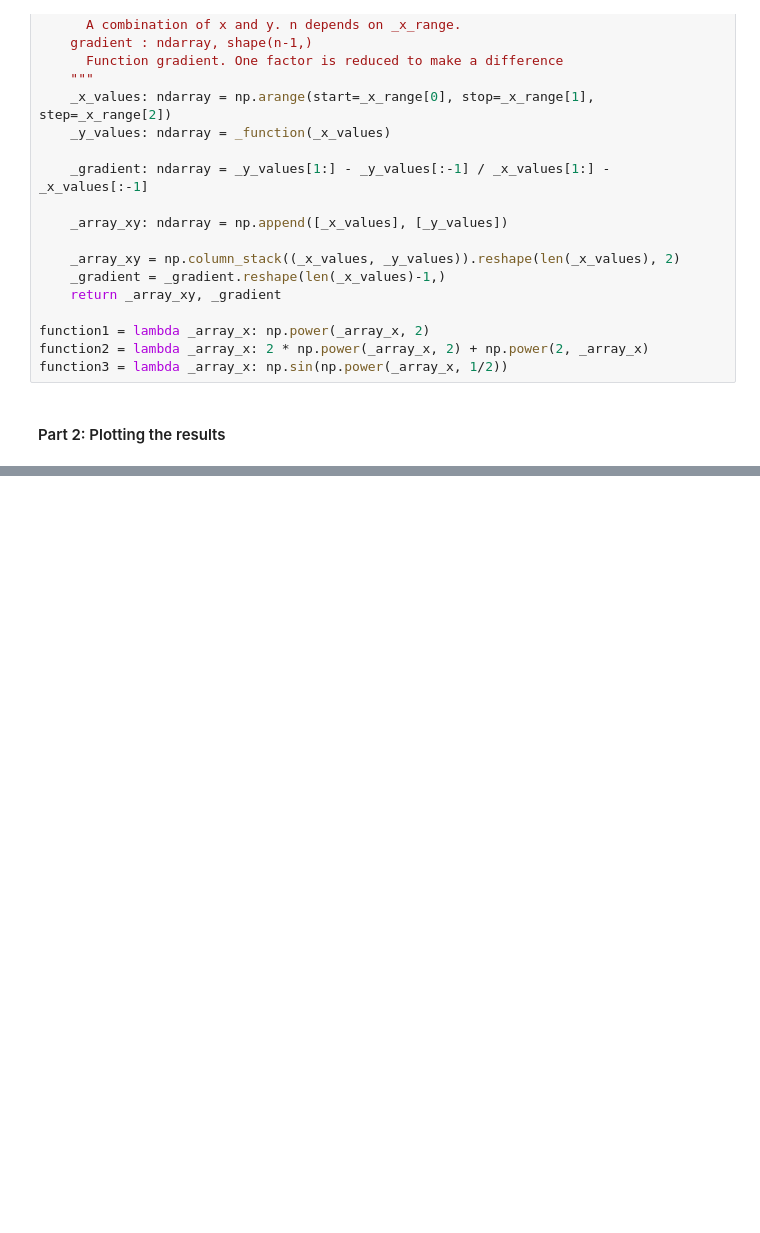
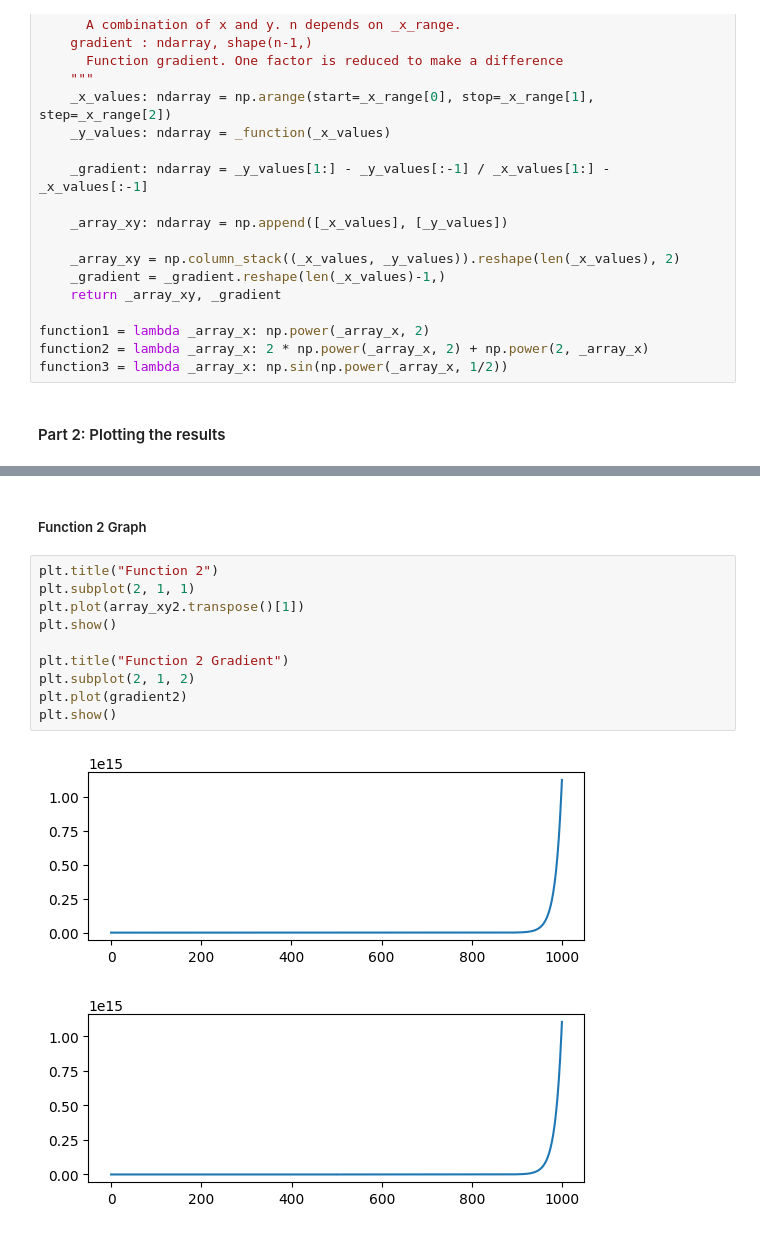
Before and after one commit to David-Jr/divic-ml-course-assignments, a Jupyter notebook: 2d-array-and-gradient-problem/2d-array-and-gradient-problem.ipynb, the cells around one changed output, grey strips where cells are left out. Drawn from its saved outputs; the diff is of its cells as text; blank space fills up the shorter version.

```diff
--- a/2d-array-and-gradient-problem/2d-array-and-gradient-problem.ipynb
+++ b/2d-array-and-gradient-problem/2d-array-and-gradient-problem.ipynb
@@ -118,0 +98,15 @@ plt.show()
+# %% [markdown]
+##### Function 2 Graph
+# %%
+plt.title("Function 2")
+plt.subplot(2, 1, 1)
+plt.plot(array_xy2.transpose()[1])
+plt.show()
+
+plt.title("Function 2 Gradient")
+plt.subplot(2, 1, 2)
+plt.plot(gradient2)
+plt.show()
+# %% [output]
+[figure, added]
+[figure, added]
```
Also changed, not shown: parts of 5 cells of this notebook.
